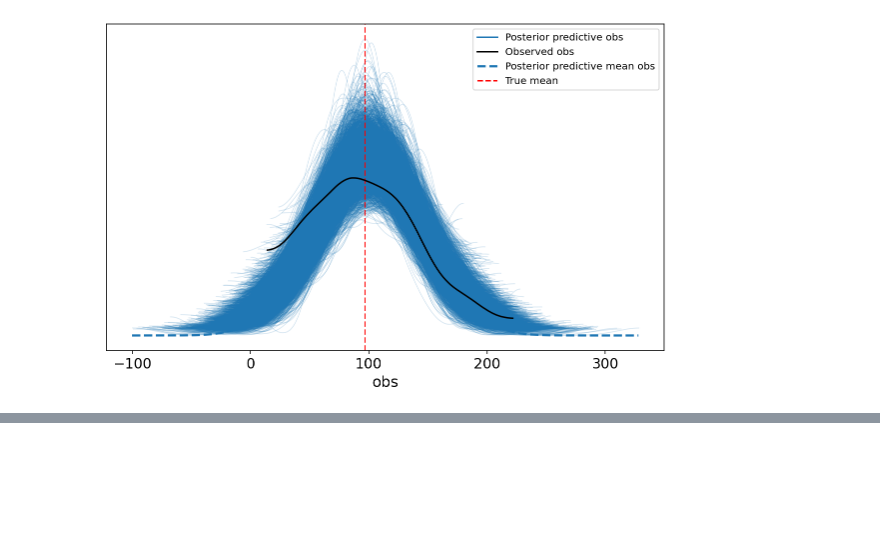
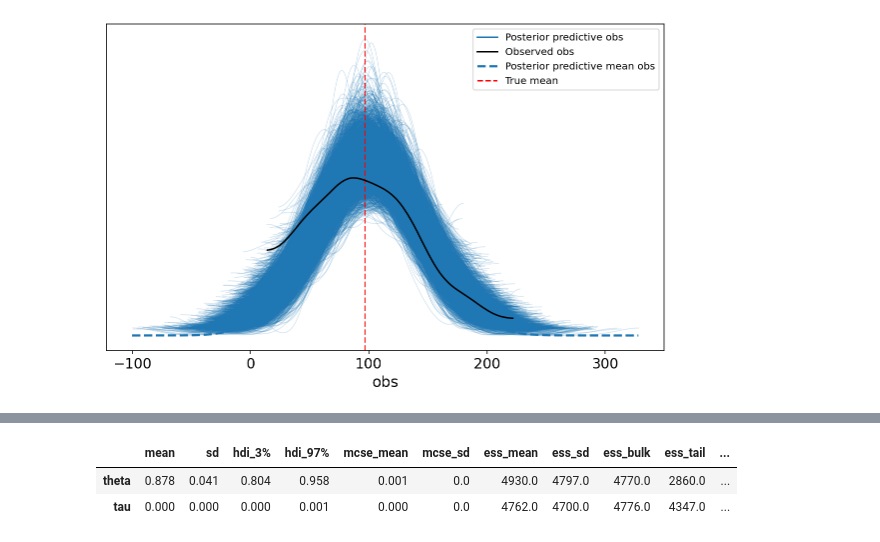
Before and after one commit to dimi-tree/time-series-forecasting, a Jupyter notebook: 03_pymc3.ipynb, the cells around one changed output, grey strips where cells are left out. Saved outputs shown, nothing was run; the diff lists cells and outputs as text; code cells hidden in the pictures; blank space fills up the shorter version.

```diff
--- a/03_pymc3.ipynb
+++ b/03_pymc3.ipynb
@@ -176,0 +218,6 @@ ax.legend(fontsize=10);
+# %%
+az.summary(idata)
+# %% [output]
+|  | mean | sd | hdi_3% | hdi_97% | mcse_mean | mcse_sd | ess_mean | ess_sd | ess_bulk | ess_tail | ... |
+| theta | 0.878 | 0.041 | 0.804 | 0.958 | 0.001 | 0.0 | 4930.0 | 4797.0 | 4770.0 | 2860.0 | ... |
+| tau | 0.000 | 0.000 | 0.000 | 0.001 | 0.000 | 0.0 | 4762.0 | 4700.0 | 4776.0 | 4347.0 | ... |
```
Also changed, not shown: parts of 9 cells of this notebook.
